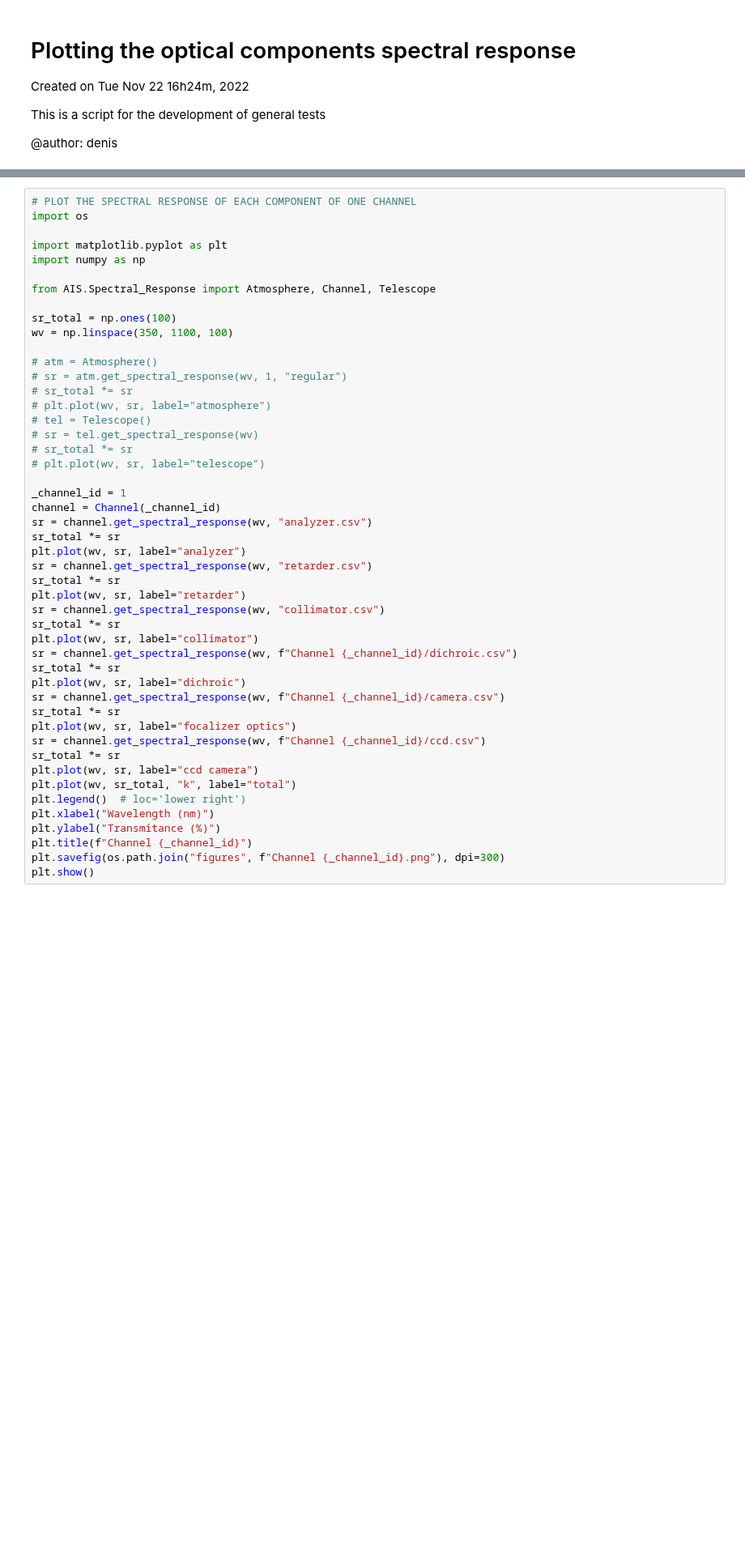
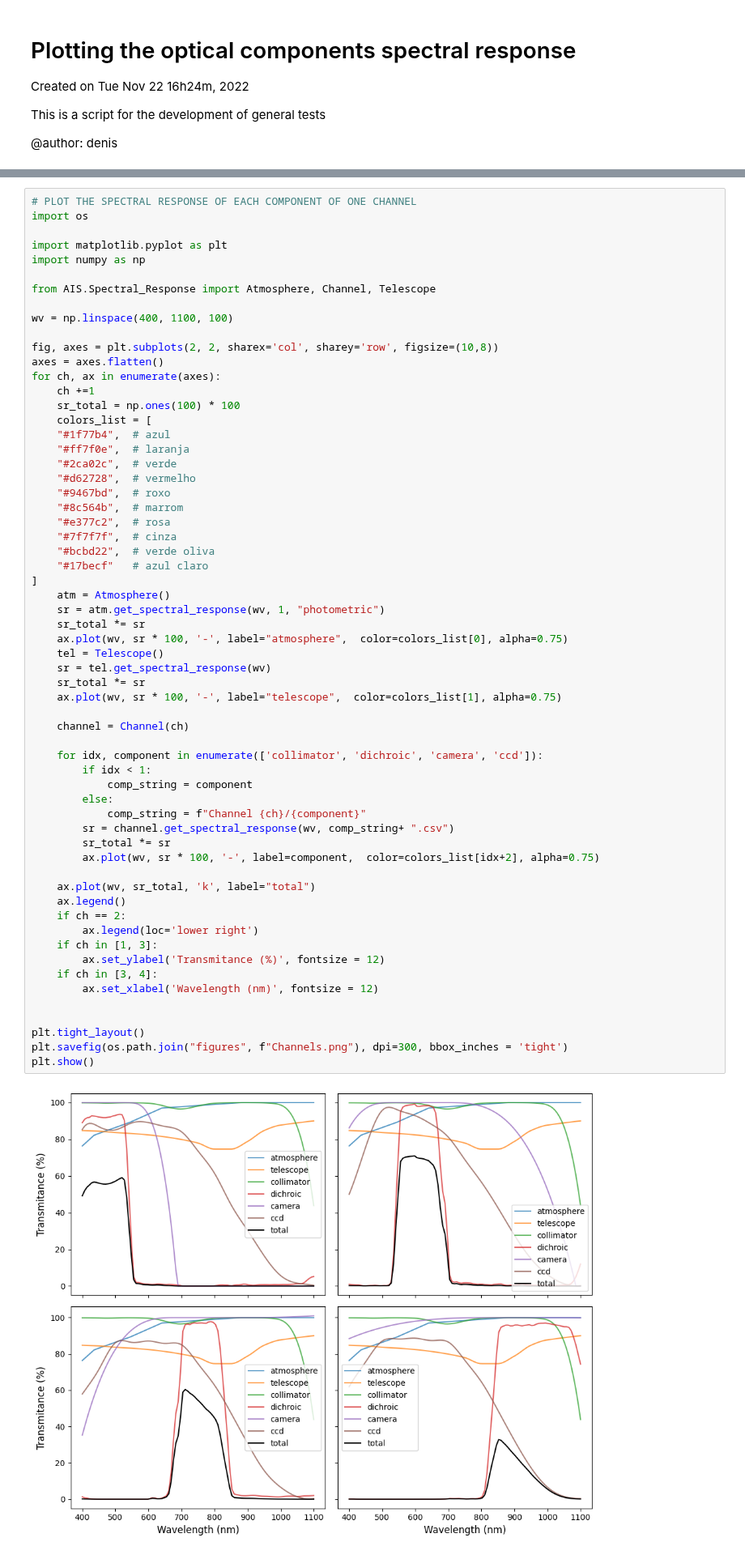
Before and after one commit to DBernardes/AIS, a Jupyter notebook: notebook/spectral_responses.ipynb, the cells around one changed output, grey strips where cells are left out. Shown at 81% size. Saved outputs shown, nothing was run; the diff lists cells and outputs as text; blank space fills up the shorter version.

```diff
--- a/notebook/spectral_responses.ipynb
+++ b/notebook/spectral_responses.ipynb
@@ -32,51 +32,66 @@ plt.show()
 # %%
 # PLOT THE SPECTRAL RESPONSE OF EACH COMPONENT OF ONE CHANNEL
 import os
 
 import matplotlib.pyplot as plt
 import numpy as np
 
 from AIS.Spectral_Response import Atmosphere, Channel, Telescope
 
-sr_total = np.ones(100)
-wv = np.linspace(350, 1100, 100)
+wv = np.linspace(400, 1100, 100)
 
-# atm = Atmosphere()
-# sr = atm.get_spectral_response(wv, 1, "regular")
-# sr_total *= sr
-# plt.plot(wv, sr, label="atmosphere")
-# tel = Telescope()
-# sr = tel.get_spectral_response(wv)
-# sr_total *= sr
-# plt.plot(wv, sr, label="telescope")
+fig, axes = plt.subplots(2, 2, sharex='col', sharey='row', figsize=(10,8))
+axes = axes.flatten()
+for ch, ax in enumerate(axes):
+    ch +=1
+    sr_total = np.ones(100) * 100
+    colors_list = [
+    "#1f77b4",  # azul
+    "#ff7f0e",  # laranja
+    "#2ca02c",  # verde
+    "#d62728",  # vermelho
+    "#9467bd",  # roxo
+    "#8c564b",  # marrom
+    "#e377c2",  # rosa
+    "#7f7f7f",  # cinza
+    "#bcbd22",  # verde oliva
+    "#17becf"   # azul claro
+]
+    atm = Atmosphere()
+    sr = atm.get_spectral_response(wv, 1, "photometric")
+    sr_total *= sr
+    ax.plot(wv, sr * 100, '-', label="atmosphere",  color=colors_list[0], alpha=0.75)
+    tel = Telescope()
+    sr = tel.get_spectral_response(wv)
+    sr_total *= sr
+    ax.plot(wv, sr * 100, '-', label="telescope",  color=colors_list[1], alpha=0.75)
 
-_channel_id = 1
-channel = Channel(_channel_id)
-sr = channel.get_spectral_response(wv, "analyzer.csv")
-sr_total *= sr
-plt.plot(wv, sr, label="analyzer")
-sr = channel.get_spectral_response(wv, "retarder.csv")
-sr_total *= sr
-plt.plot(wv, sr, label="retarder")
-sr = channel.get_spectral_response(wv, "collimator.csv")
-sr_total *= sr
-plt.plot(wv, sr, label="collimator")
-sr = channel.get_spectral_response(wv, f"Channel {_channel_id}/dichroic.csv")
-sr_total *= sr
-plt.plot(wv, sr, label="dichroic")
-sr = channel.get_spectral_response(wv, f"Channel {_channel_id}/camera.csv")
-sr_total *= sr
-plt.plot(wv, sr, label="focalizer optics")
-sr = channel.get_spectral_response(wv, f"Channel {_channel_id}/ccd.csv")
-sr_total *= sr
-plt.plot(wv, sr, label="ccd camera")
-plt.plot(wv, sr_total, "k", label="total")
-plt.legend()  # loc='lower right')
-plt.xlabel("Wavelength (nm)")
-plt.ylabel("Transmitance (%)")
-plt.title(f"Channel {_channel_id}")
-plt.savefig(os.path.join("figures", f"Channel {_channel_id}.png"), dpi=300)
+    channel = Channel(ch)
+
+    for idx, component in enumerate(['collimator', 'dichroic', 'camera', 'ccd']):
+        if idx < 1:
+            comp_string = component
+        else:
+            comp_string = f"Channel {ch}/{component}"
+        sr = channel.get_spectral_response(wv, comp_string+ ".csv")
+        sr_total *= sr
+        ax.plot(wv, sr * 100, '-', label=component,  color=colors_list[idx+2], alpha=0.75)
+
+    ax.plot(wv, sr_total, 'k', label="total")
+    ax.legend()
+    if ch == 2:
+        ax.legend(loc='lower right')
+    if ch in [1, 3]:
+        ax.set_ylabel('Transmitance (%)', fontsize = 12)
+    if ch in [3, 4]:
+        ax.set_xlabel('Wavelength (nm)', fontsize = 12)
+
+
+plt.tight_layout()
+plt.savefig(os.path.join("figures", f"Channels.png"), dpi=300, bbox_inches = 'tight')
 plt.show()
+# %% [output]
+[figure, added]
 # %%
 # PLOT SPECTRAL RESPONSE SPARC + SDSS WITH TELESCOPE
 
```
Also changed, not shown: parts of 2 cells of this notebook, 8 other files.
